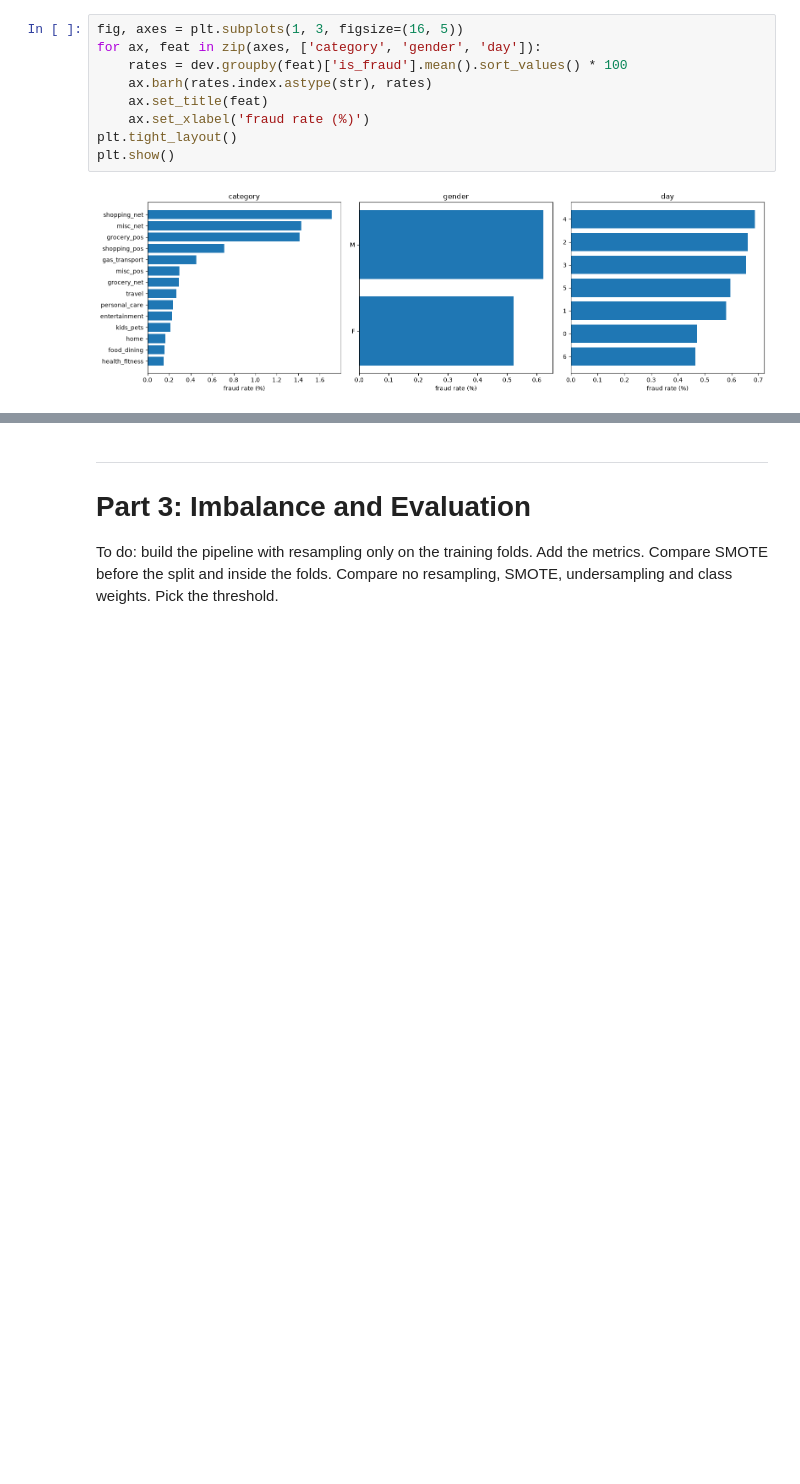
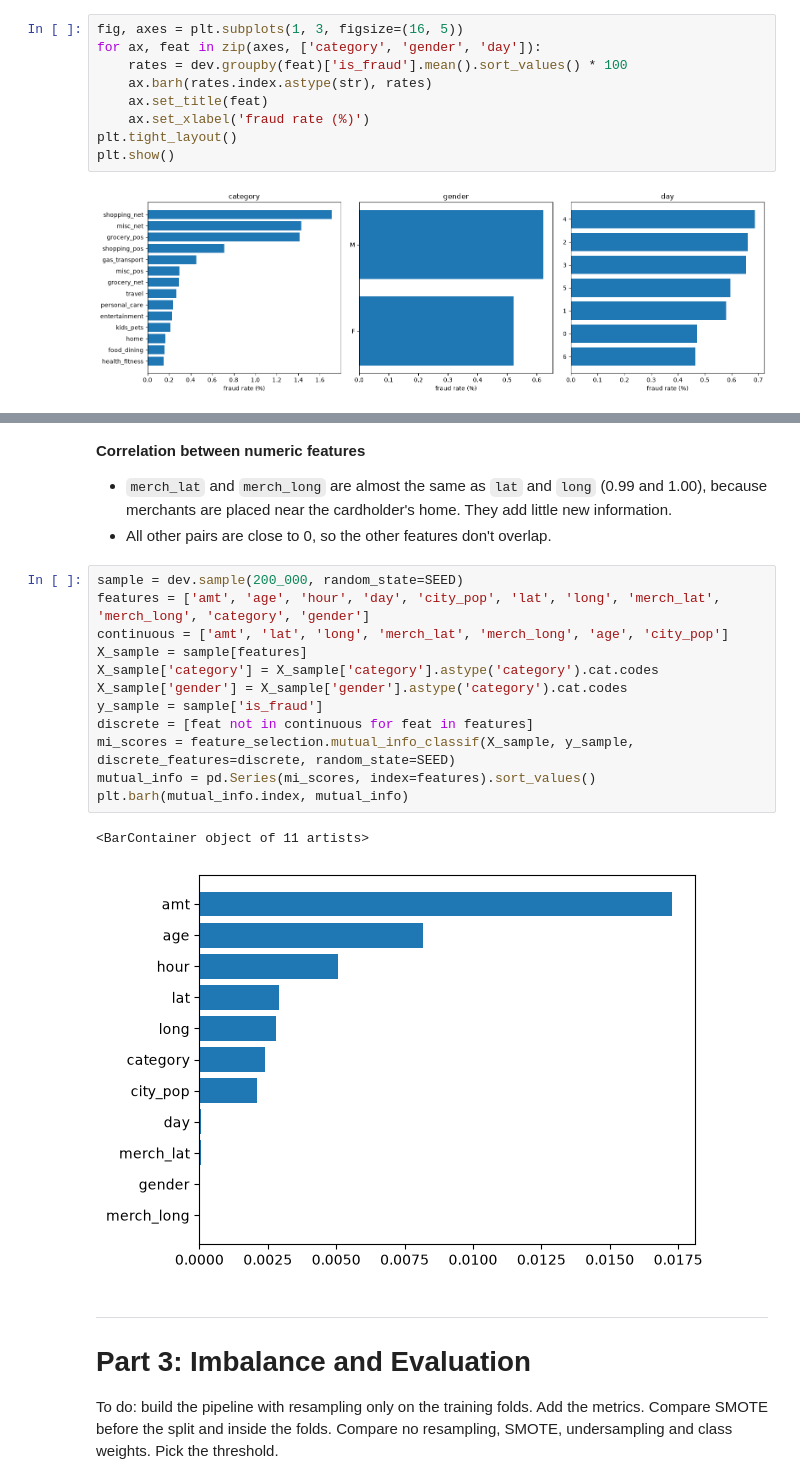
Before and after one commit to Seban8/Credit-Card-Fraud-Detection, a Jupyter notebook: fraud_detection.ipynb, the cells around one changed output, grey strips where cells are left out. Drawn from its saved outputs; the diff is of its cells as text; blank space fills up the shorter version.

Commit message:
Part:2 More graphs

```diff
--- a/fraud_detection.ipynb
+++ b/fraud_detection.ipynb
@@ -522,3 +536,22 @@ plt.show()
+# %% [markdown]
+**Correlation between numeric features**
+- `merch_lat` and `merch_long` are almost the same as `lat` and `long` (0.99 and 1.00), because merchants are placed near the cardholder's home. They add little new information.
+- All other pairs are close to 0, so the other features don't overlap.
+# %%
+sample = dev.sample(200_000, random_state=SEED)
+features = ['amt', 'age', 'hour', 'day', 'city_pop', 'lat', 'long', 'merch_lat', 'merch_long', 'category', 'gender']
+continuous = ['amt', 'lat', 'long', 'merch_lat', 'merch_long', 'age', 'city_pop']
+X_sample = sample[features]
+X_sample['category'] = X_sample['category'].astype('category').cat.codes
+X_sample['gender'] = X_sample['gender'].astype('category').cat.codes
+y_sample = sample['is_fraud']
+discrete = [feat not in continuous for feat in features]
+mi_scores = feature_selection.mutual_info_classif(X_sample, y_sample, discrete_features=discrete, random_state=SEED)
+mutual_info = pd.Series(mi_scores, index=features).sort_values()
+plt.barh(mutual_info.index, mutual_info)
+# %% [output]
+<BarContainer object of 11 artists>
+[figure, added]
 # %% [markdown]
 ---
 # Part 3: Imbalance and Evaluation
```
Also changed, not shown: parts of 4 cells of this notebook.
